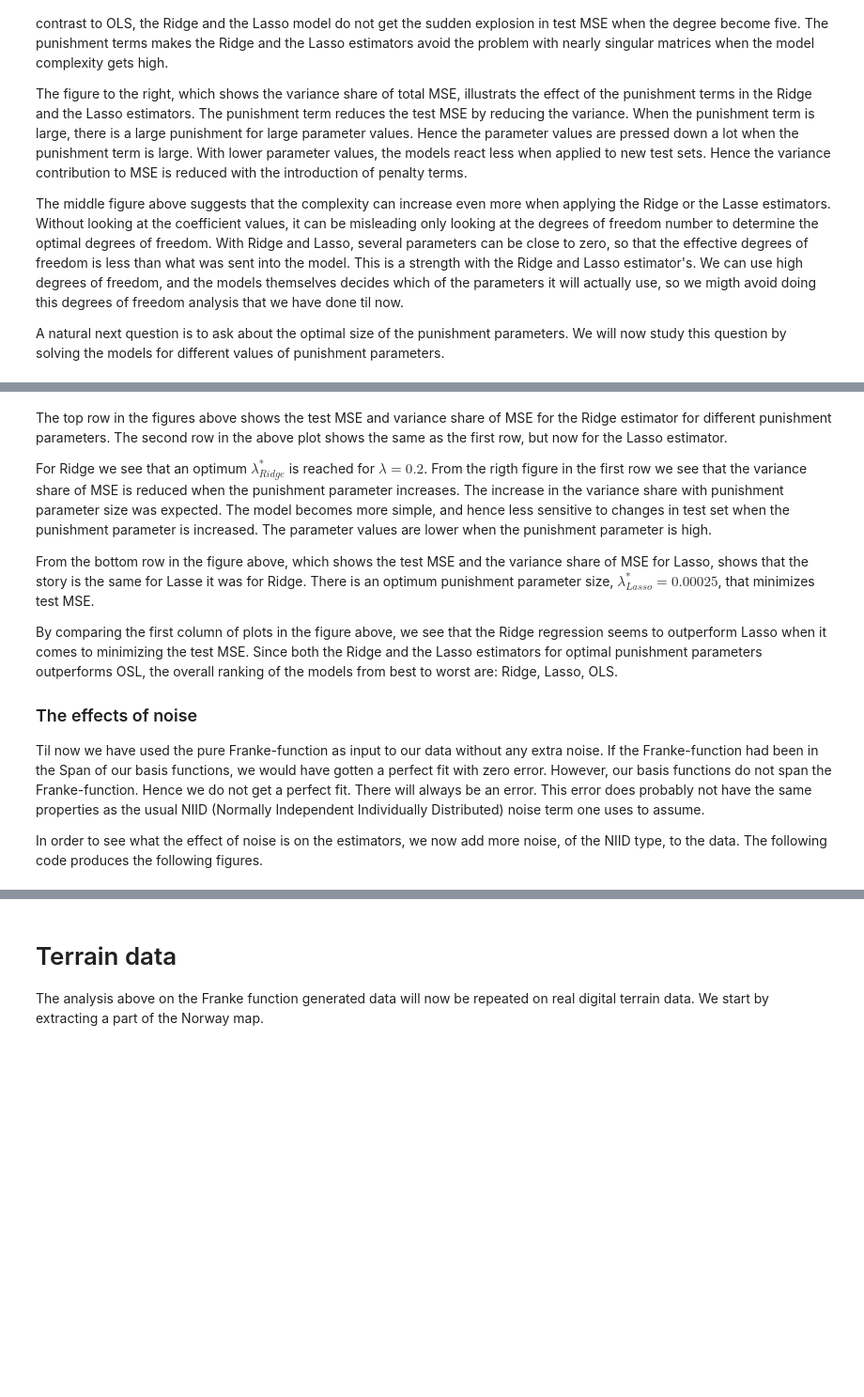
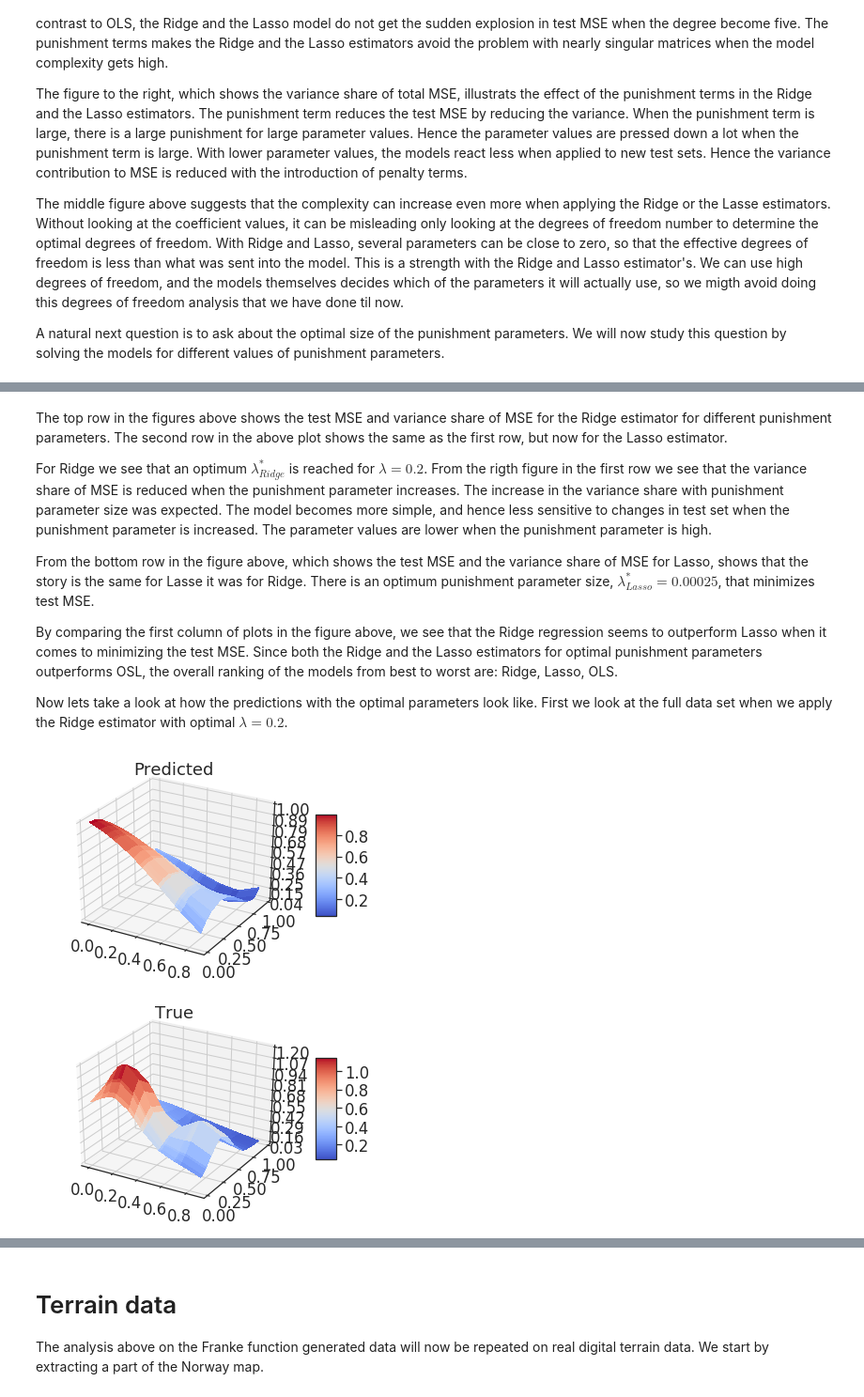
Before and after one commit to kaaja/ADAML, a Jupyter notebook: m1/m1Class.ipynb, the cells around one changed output, grey strips where cells are left out. Shown at 94% size. Cells and saved outputs as stored; diff of their text form; code cells hidden in the pictures; blank space fills up the shorter version.

```diff
--- a/m1/m1Class.ipynb
+++ b/m1/m1Class.ipynb
@@ -97,9 +92,11 @@ For Ridge we see that an optimum $\lambda_{Ridge}^*$ is reached for $\lambda = 0
 
 From the bottom row in the figure above, which shows the test MSE and the variance share of MSE for Lasso, shows that the story is the same for Lasse it was for Ridge. There is an optimum punishment parameter size, $\lambda_{Lasso}^* = 0.00025$, that minimizes test MSE. <br>
 
-By comparing the first column of plots in the figure above, we see that the Ridge regression seems to outperform Lasso when it comes to minimizing the test MSE. Since both the Ridge and the Lasso estimators for optimal punishment parameters  outperforms OSL, the overall ranking of the models from best to worst are: Ridge, Lasso, OLS.
+By comparing the first column of plots in the figure above, we see that the Ridge regression seems to outperform Lasso when it comes to minimizing the test MSE. Since both the Ridge and the Lasso estimators for optimal punishment parameters  outperforms OSL, the overall ranking of the models from best to worst are: Ridge, Lasso, OLS. <br>
 
-### The effects of noise
-Til now we have used the pure Franke-function as input to our data without any extra noise. If the Franke-function had been in the Span of our basis functions, we would have gotten a perfect fit with zero error. However, our basis functions do not span the Franke-function. Hence we do not get a perfect fit. There will always be an error. This error does probably not have the same properties as the usual NIID (Normally Independent Individually Distributed) noise term one uses to assume. <br>
-
-In order to see what the effect of noise is on the estimators, we now add more noise, of the NIID type, to the data. The following code produces the following figures.
+Now lets take a look at how the predictions with the optimal parameters look like. First we look at the full data set when we apply the Ridge estimator with optimal $\lambda = 0.2$.
+# %%
+tst1.preditionAndPlot(model='ridge', degree=5, lambdaValue=0.2, maxIterations=100000)
+# %% [output]
+[figure, added]
+[figure, added]
```
Also changed, not shown: parts of 27 cells of this notebook, 2 other files.
